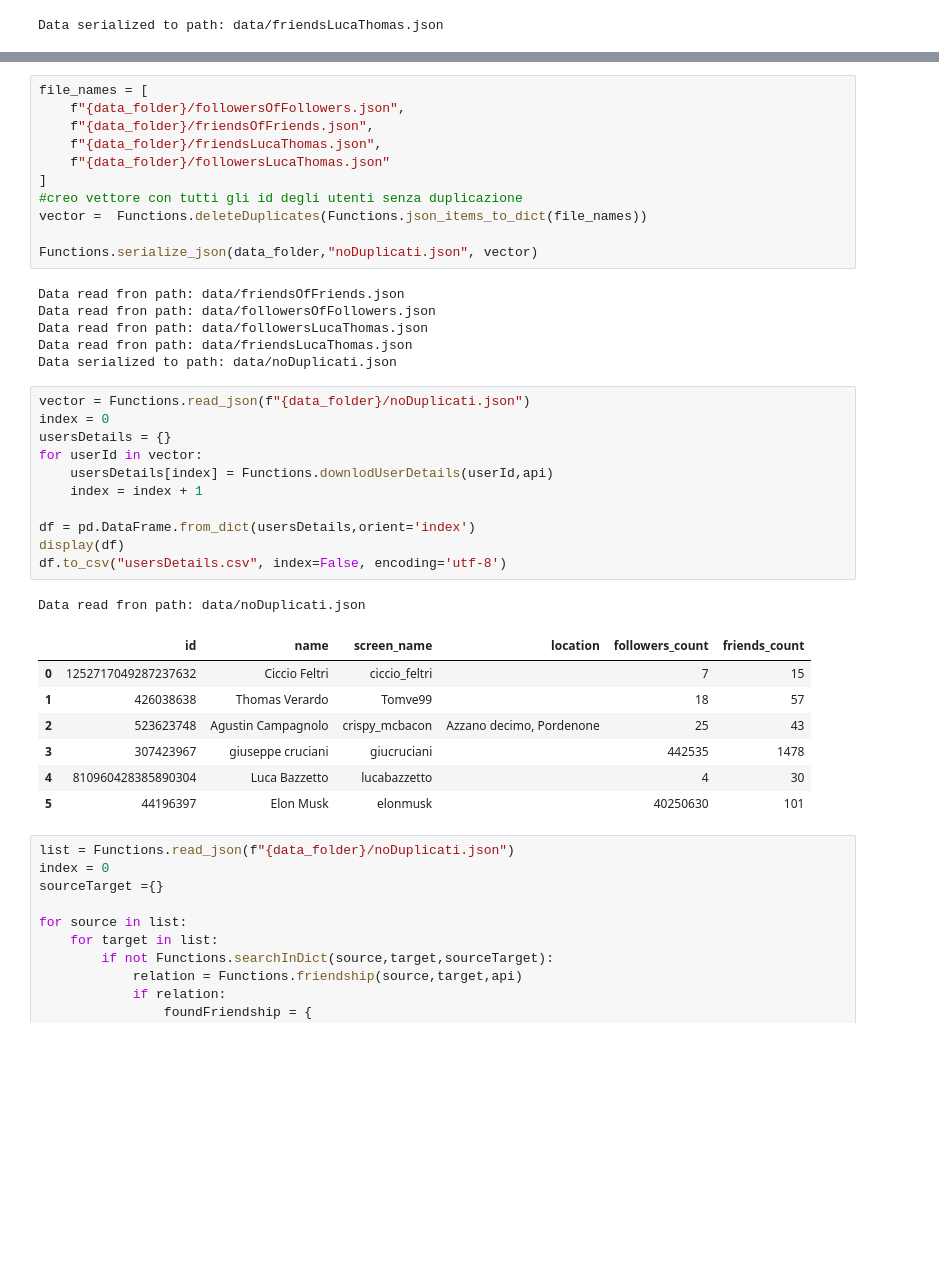
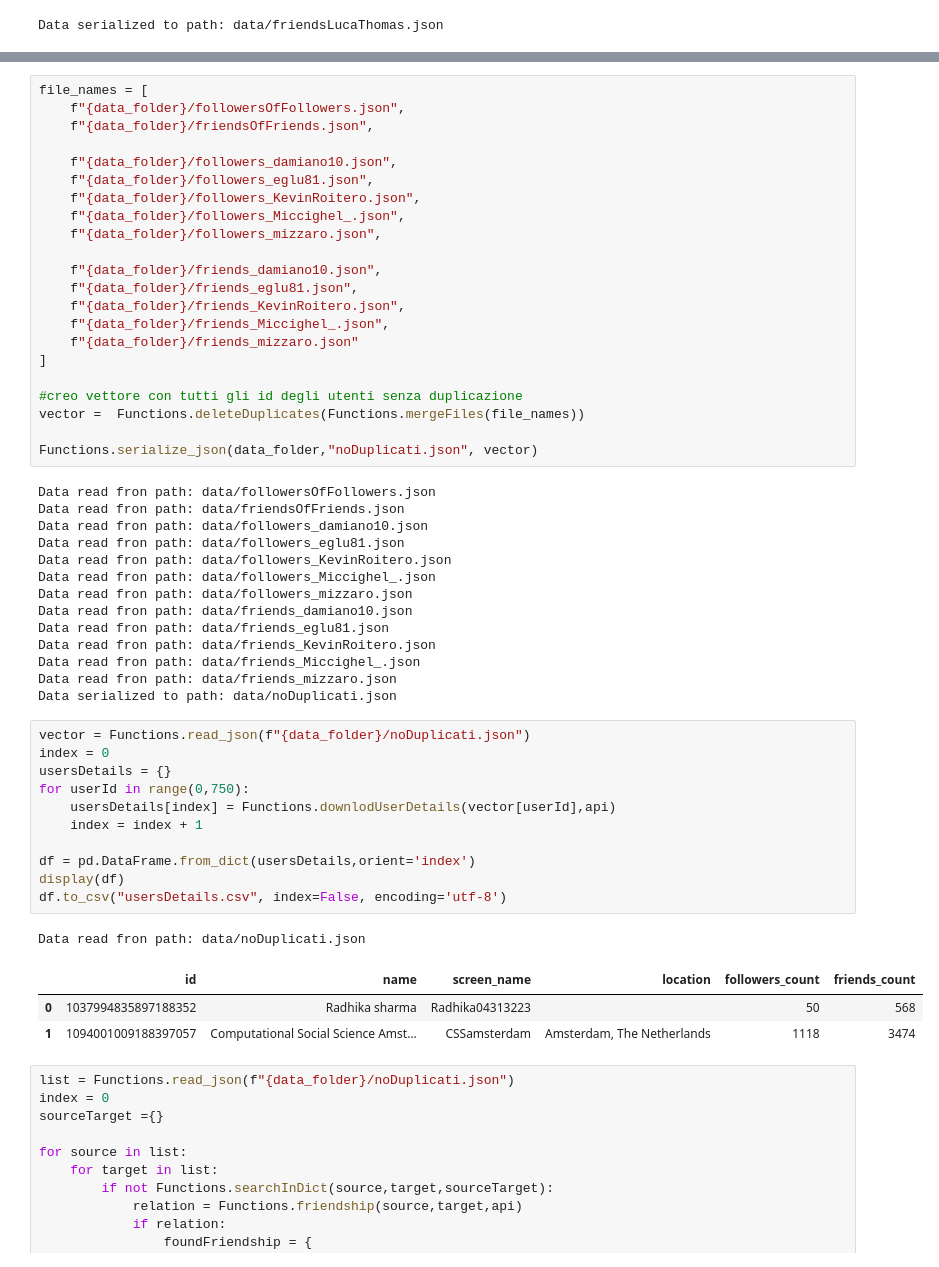
Before and after one commit to Uniud-IoT/ProgettoSC2020, a Jupyter notebook: Progetto.ipynb, the cells around one changed output, grey strips where cells are left out. Saved outputs shown, nothing was run; the diff lists cells and outputs as text; blank space fills up the shorter version.

```diff
--- a/Progetto.ipynb
+++ b/Progetto.ipynb
@@ -122,39 +122,54 @@ Data serialized to path: data/friendsOfFriends.json
 file_names = [
     f"{data_folder}/followersOfFollowers.json",
     f"{data_folder}/friendsOfFriends.json",
-    f"{data_folder}/friendsLucaThomas.json",
-    f"{data_folder}/followersLucaThomas.json"
+
+    f"{data_folder}/followers_damiano10.json",
+    f"{data_folder}/followers_eglu81.json",
+    f"{data_folder}/followers_KevinRoitero.json",
+    f"{data_folder}/followers_Miccighel_.json",
+    f"{data_folder}/followers_mizzaro.json",
+
+    f"{data_folder}/friends_damiano10.json",
+    f"{data_folder}/friends_eglu81.json",
+    f"{data_folder}/friends_KevinRoitero.json",
+    f"{data_folder}/friends_Miccighel_.json",
+    f"{data_folder}/friends_mizzaro.json"
 ]
+
 #creo vettore con tutti gli id degli utenti senza duplicazione
-vector =  Functions.deleteDuplicates(Functions.json_items_to_dict(file_names))
+vector =  Functions.deleteDuplicates(Functions.mergeFiles(file_names))
 
 Functions.serialize_json(data_folder,"noDuplicati.json", vector)
 # %% [output]
+Data read fron path: data/followersOfFollowers.json
 Data read fron path: data/friendsOfFriends.json
-Data read fron path: data/followersOfFollowers.json
-Data read fron path: data/followersLucaThomas.json
-Data read fron path: data/friendsLucaThomas.json
+Data read fron path: data/followers_damiano10.json
+Data read fron path: data/followers_eglu81.json
+Data read fron path: data/followers_KevinRoitero.json
+Data read fron path: data/followers_Miccighel_.json
+Data read fron path: data/followers_mizzaro.json
+Data read fron path: data/friends_damiano10.json
+Data read fron path: data/friends_eglu81.json
+Data read fron path: data/friends_KevinRoitero.json
+Data read fron path: data/friends_Miccighel_.json
+Data read fron path: data/friends_mizzaro.json
 Data serialized to path: data/noDuplicati.json
 # %%
 vector = Functions.read_json(f"{data_folder}/noDuplicati.json")
 index = 0
 usersDetails = {}
-for userId in vector:
-    usersDetails[index] = Functions.downlodUserDetails(userId,api)
+for userId in range(0,750):
+    usersDetails[index] = Functions.downlodUserDetails(vector[userId],api)
     index = index + 1
 
 df = pd.DataFrame.from_dict(usersDetails,orient='index')
 display(df)
 df.to_csv("usersDetails.csv", index=False, encoding='utf-8')
 # %% [output]
 Data read fron path: data/noDuplicati.json
 |  | id | name | screen_name | location | followers_count | friends_count |
-| 0 | 1252717049287237632 | Ciccio Feltri | ciccio_feltri |  | 7 | 15 |
-| 1 | 426038638 | Thomas Verardo | Tomve99 |  | 18 | 57 |
-| 2 | 523623748 | Agustin Campagnolo | crispy_mcbacon | Azzano decimo, Pordenone | 25 | 43 |
-| 3 | 307423967 | giuseppe cruciani | giucruciani |  | 442535 | 1478 |
-| 4 | 810960428385890304 | Luca Bazzetto | lucabazzetto |  | 4 | 30 |
-| 5 | 44196397 | Elon Musk | elonmusk |  | 40250630 | 101 |
+| 0 | 1037994835897188352 | Radhika sharma | Radhika04313223 |  | 50 | 568 |
+| 1 | 1094001009188397057 | Computational Social Science Amst... | CSSamsterdam | Amsterdam, The Netherlands | 1118 | 3474 |
 # %%
 list = Functions.read_json(f"{data_folder}/noDuplicati.json")
 index = 0
```
Also changed, not shown: parts of 3 cells of this notebook, 14 other files.
